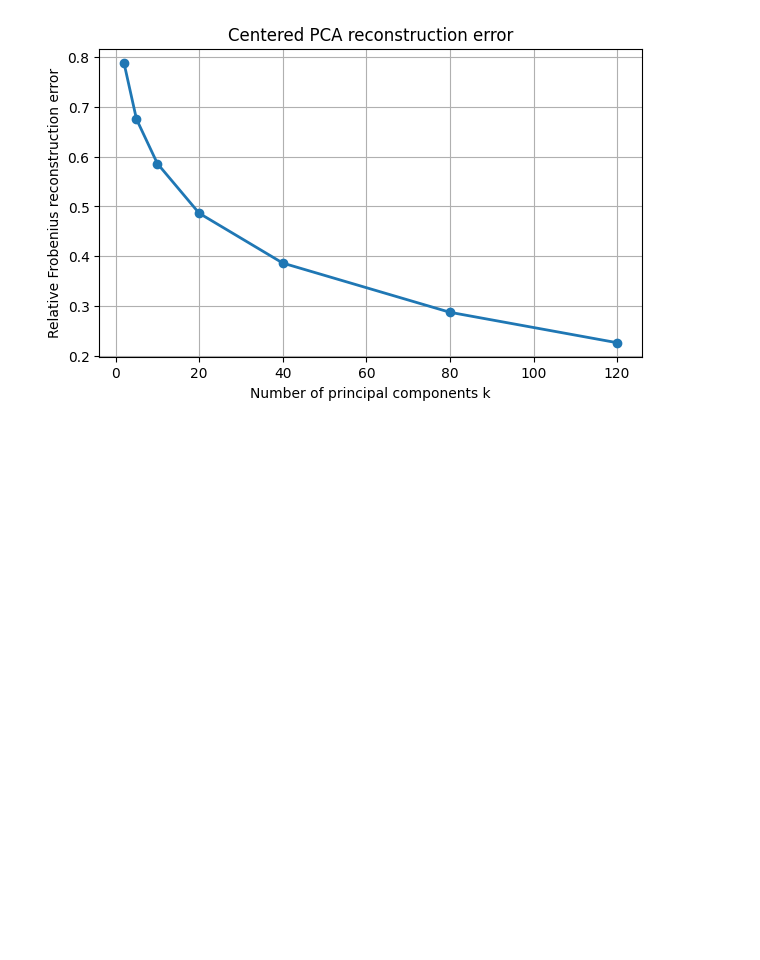
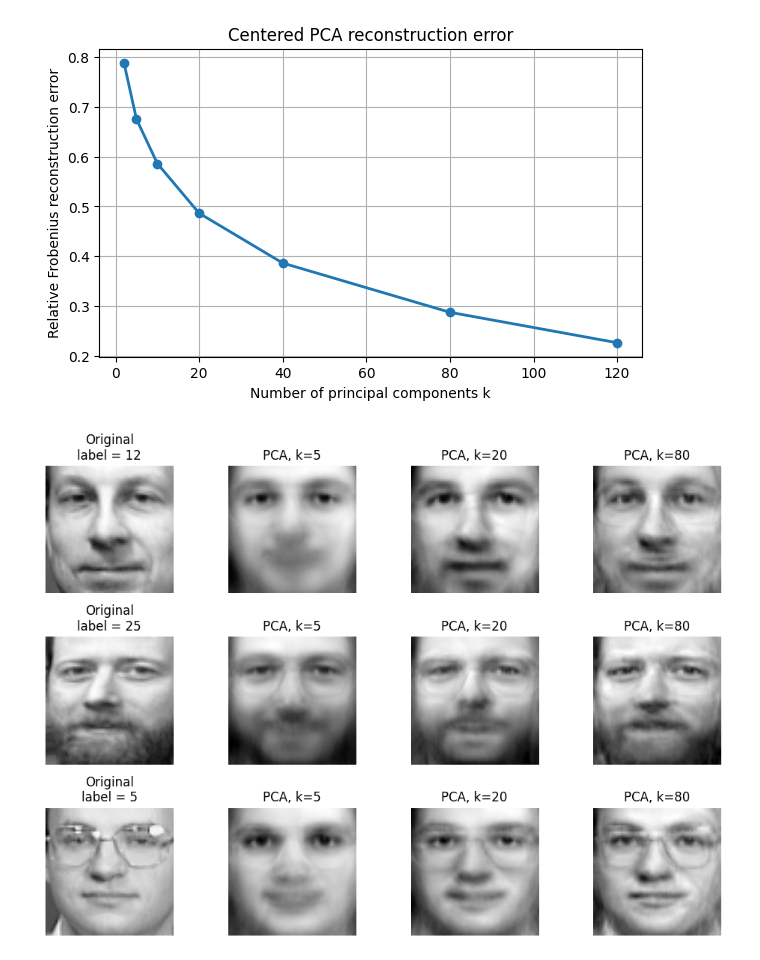
Before and after one commit to maxmartin40/Math-6610-Projects, a Jupyter notebook: Homework4.ipynb, the cells around one changed output. Saved outputs shown, nothing was run; the diff lists cells and outputs as text; code cells hidden in the pictures; blank space fills up the shorter version.

Commit message:
Reconstruct faces and plot error in 2D

```diff
--- a/Homework4.ipynb
+++ b/Homework4.ipynb
@@ -132,3 +132,29 @@ plt.grid()
 plt.show()
 # %% [output]
 [figure]
+# %%
+display_idx = chosen_idx
+display_k = [5, 20, 80]
+
+fig, axes = plt.subplots(len(display_idx), len(display_k) + 1,
+                         figsize=(10, 7))
+
+for row, idx in enumerate(display_idx):
+    axes[row, 0].imshow(images[idx], cmap="gray")
+    axes[row, 0].set_title(f"Original\nlabel = {labels[idx]}")
+    axes[row, 0].axis("off")
+
+    x = X[:, idx:idx+1]
+
+    for col, k in enumerate(display_k, start=1):
+        x_k = mean_face + U[:, :k] @ (U[:, :k].T @ (x - mean_face))
+        reconstructed_image = x_k.reshape(h, w)
+
+        axes[row, col].imshow(reconstructed_image, cmap="gray")
+        axes[row, col].set_title(f"PCA, k={k}")
+        axes[row, col].axis("off")
+
+plt.tight_layout()
+plt.show()
+# %% [output]
+[figure, added]
```
Also changed, not shown: parts of 3 cells of this notebook.
